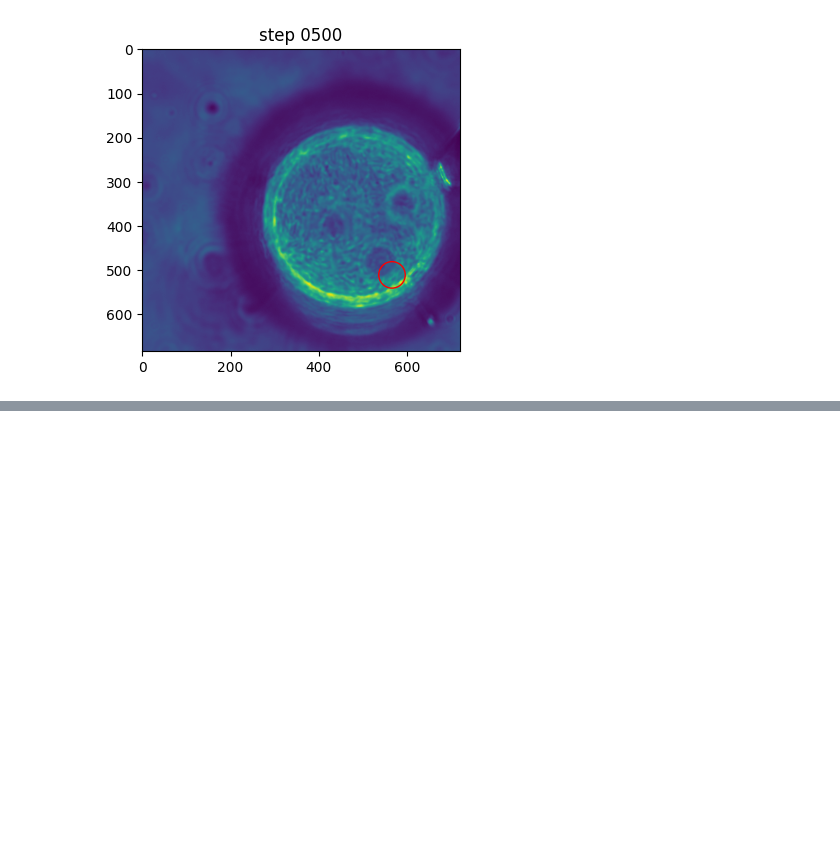
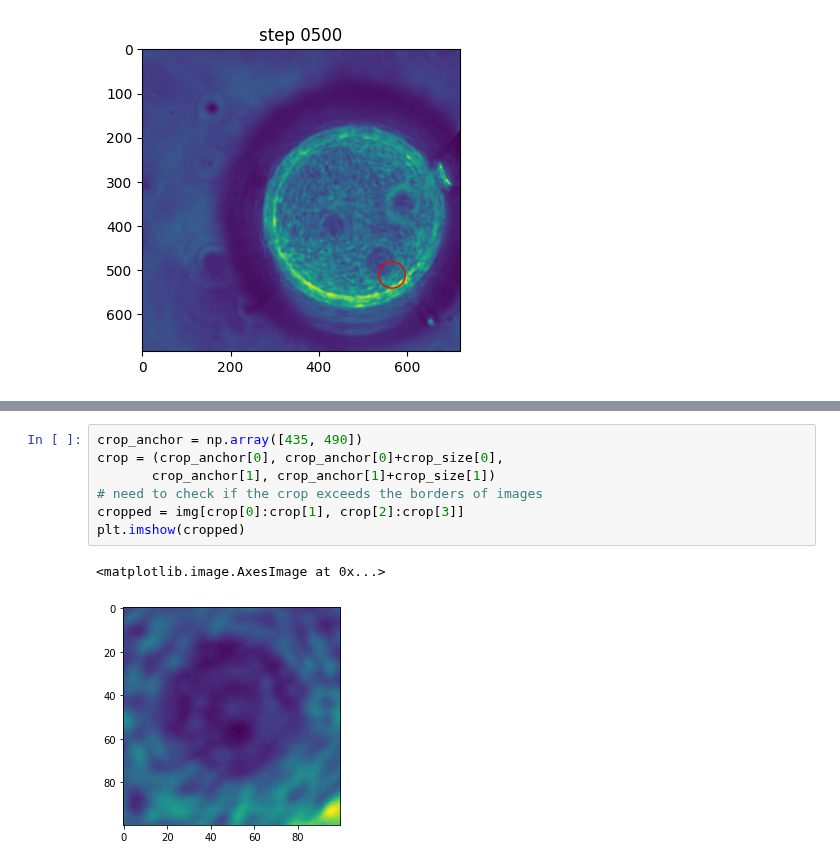
Before and after one commit to ZLoverty/DE, a Jupyter notebook: Code/Circle-detection/crop-HoughCircles.ipynb, the cells around one changed output, grey strips where cells are left out. Cells and saved outputs as stored; diff of their text form; blank space fills up the shorter version.

Commit message:
Postprocessing
- start new section postprocessing
- test the idea "start tracking in middle and manually set crop region"
- this does not improve the tracking much

```diff
--- a/Code/Circle-detection/crop-HoughCircles.ipynb
+++ b/Code/Circle-detection/crop-HoughCircles.ipynb
@@ -270,0 +289,10 @@ for num, i in l.iterrows():
+# %%
+crop_anchor = np.array([435, 490])
+crop = (crop_anchor[0], crop_anchor[0]+crop_size[0],
+       crop_anchor[1], crop_anchor[1]+crop_size[1])
+# need to check if the crop exceeds the borders of images
+cropped = img[crop[0]:crop[1], crop[2]:crop[3]]
+plt.imshow(cropped)
+# %% [output]
+<matplotlib.image.AxesImage at 0x...>
+[figure, added]
```
Also changed, not shown: parts of 5 cells of this notebook.
